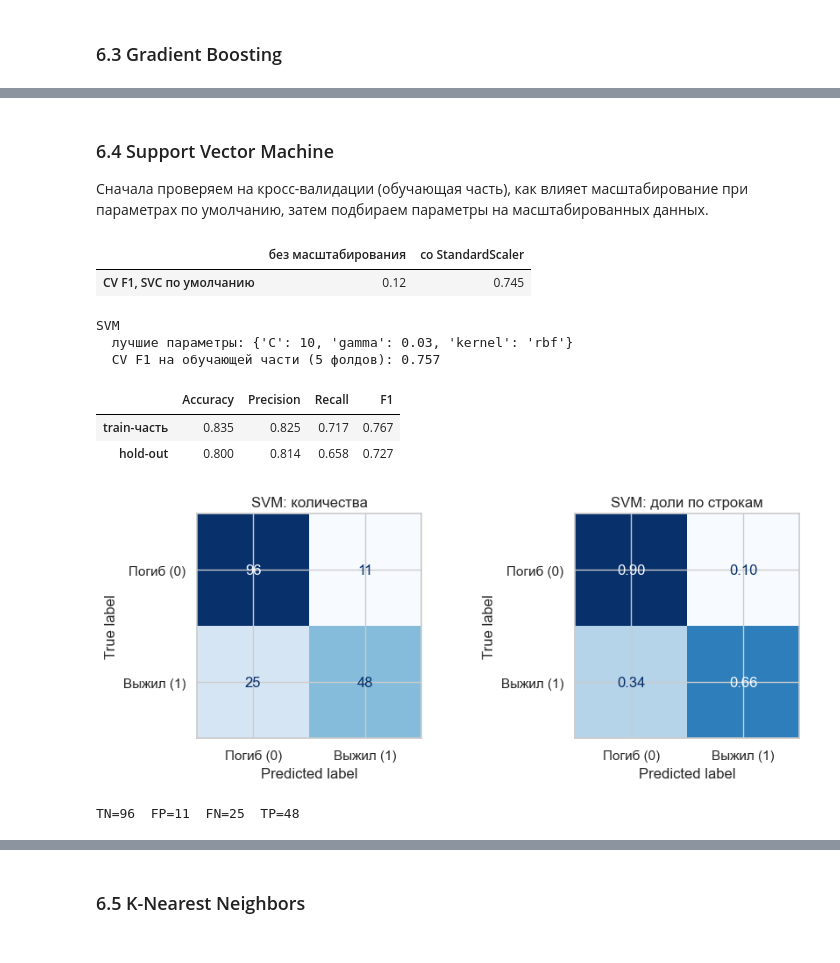
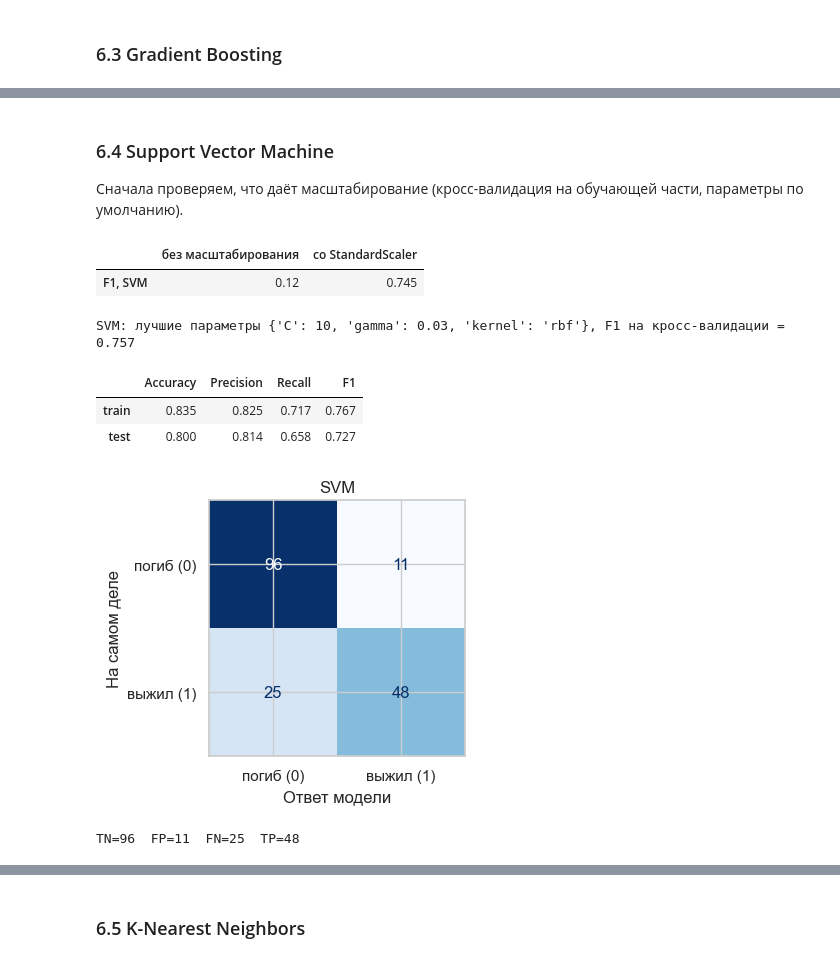
Before and after one commit to batsuperflash/ml_course_mai, a Jupyter notebook: classification/lab02_titanic.ipynb, the cells around one changed output, grey strips where cells are left out. Saved outputs shown, nothing was run; the diff lists cells and outputs as text; code cells hidden in the pictures.

```diff
--- a/classification/lab02_titanic.ipynb
+++ b/classification/lab02_titanic.ipynb
@@ -465,0 +210,24 @@ display(importance_table("Decision Tree").head(8).round(3).to_frame("importance"
+# %%
+def calc_metrics(y_true, y_pred):
+    return {"Accuracy": accuracy_score(y_true, y_pred),
+            "Precision": precision_score(y_true, y_pred, zero_division=0),
+            "Recall": recall_score(y_true, y_pred, zero_division=0),
+            "F1": f1_score(y_true, y_pred, zero_division=0)}
+
+
+def plot_cm(y_true, y_pred, title):
+    cm = confusion_matrix(y_true, y_pred, labels=[0, 1])
+    fig, ax = plt.subplots(figsize=(4.2, 3.6))
+    ConfusionMatrixDisplay(cm, display_labels=["погиб (0)", "выжил (1)"]).plot(ax=ax, cmap="Blues", colorbar=False)
+    ax.set_title(title); ax.set_xlabel("Ответ модели"); ax.set_ylabel("На самом деле")
+    plt.tight_layout(); plt.show()
+    tn, fp, fn, tp = cm.ravel()
+    print(f"TN={tn}  FP={fp}  FN={fn}  TP={tp}")
+
+
+RES = {}
+dummy = DummyClassifier(strategy="most_frequent").fit(X_train, y_train)
+RES["Dummy baseline"] = {"model": dummy, "train": calc_metrics(y_train, dummy.predict(X_train)),
+                         "test": calc_metrics(y_test, dummy.predict(X_test)), "pred_test": dummy.predict(X_test), "cv_f1": np.nan}
+display(pd.DataFrame(RES["Dummy baseline"]["test"], index=["Dummy"]).round(3))
+plot_cm(y_test, RES["Dummy baseline"]["pred_test"], "Dummy baseline")
@@ -465,0 +241,13 @@ display(importance_table("Decision Tree").head(8).round(3).to_frame("importance"
+# %%
+def run_model(name, clf, grid, scale=False):
+    """Подбор параметров кросс-валидацией по F1 на обучающей части, затем метрики на train и test."""
+    gs = GridSearchCV(make_pipe(clf, scale=scale), {f"clf__{k}": v for k, v in grid.items()},
+                      scoring="f1", cv=cv, n_jobs=-1, refit=True)
+    gs.fit(X_train, y_train, groups=g_train)
+    best = gs.best_estimator_
+    pred_te = best.predict(X_test)
+    RES[name] = {"model": best, "scale": scale, "cv_f1": gs.best_score_,
+                 "train": calc_metrics(y_train, best.predict(X_train)), "test": calc_metrics(y_test, pred_te), "pred_test": pred_te}
+    print(f"{name}: лучшие параметры {({k.replace('clf__', ''): v for k, v in gs.best_params_.items()})}, F1 на кросс-валидации = {gs.best_score_:.3f}")
+    display(pd.DataFrame({"train": RES[name]["train"], "test": RES[name]["test"]}).T.round(3))
+    plot_cm(y_test, pred_te, name)
@@ -524,24 +350,20 @@ TN=96  FP=11  FN=20  TP=53
 # %% [markdown]
 ### 6.4 Support Vector Machine
-
-Сначала проверяем на кросс-валидации (обучающая часть), как влияет масштабирование при параметрах по умолчанию, затем подбираем параметры на масштабированных данных.
+Сначала проверяем, что даёт масштабирование (кросс-валидация на обучающей части, параметры по умолчанию).
 # %%
 def cv_f1(pipe):
     return cross_val_score(pipe, X_train, y_train, groups=g_train, cv=cv, scoring="f1", n_jobs=-1).mean()
 
-svm_scale = pd.Series({"без масштабирования": cv_f1(make_pipe(SVC(), scale=False)),
-                       "со StandardScaler": cv_f1(make_pipe(SVC(), scale=True))}, name="CV F1, SVC по умолчанию")
-display(svm_scale.round(3).to_frame().T)
 
-gs_svm = run_model("SVM", SVC(), {"C": [0.3, 1, 3, 10, 30], "gamma": ["scale", 0.01, 0.03, 0.1, 0.3], "kernel": ["rbf"]}, scale=True)
+display(pd.Series({"без масштабирования": cv_f1(make_pipe(SVC(), scale=False)),
+                   "со StandardScaler": cv_f1(make_pipe(SVC(), scale=True))}, name="F1, SVM").round(3).to_frame().T)
+run_model("SVM", SVC(), {"C": [0.3, 1, 3, 10, 30], "gamma": ["scale", 0.01, 0.03, 0.1, 0.3], "kernel": ["rbf"]}, scale=True)
 # %% [output]
 |  | без масштабирования | со StandardScaler |
-| CV F1, SVC по умолчанию | 0.12 | 0.745 |
+| F1, SVM | 0.12 | 0.745 |
-SVM
-  лучшие параметры: {'C': 10, 'gamma': 0.03, 'kernel': 'rbf'}
-  CV F1 на обучающей части (5 фолдов): 0.757
+SVM: лучшие параметры {'C': 10, 'gamma': 0.03, 'kernel': 'rbf'}, F1 на кросс-валидации = 0.757
 |  | Accuracy | Precision | Recall | F1 |
-| train-часть | 0.835 | 0.825 | 0.717 | 0.767 |
-| hold-out | 0.800 | 0.814 | 0.658 | 0.727 |
+| train | 0.835 | 0.825 | 0.717 | 0.767 |
+| test | 0.800 | 0.814 | 0.658 | 0.727 |
-[figure, old version]
+[figure, new version]
 TN=96  FP=11  FN=25  TP=48
```
Also changed, not shown: parts of 88 cells of this notebook, 1 other file.
